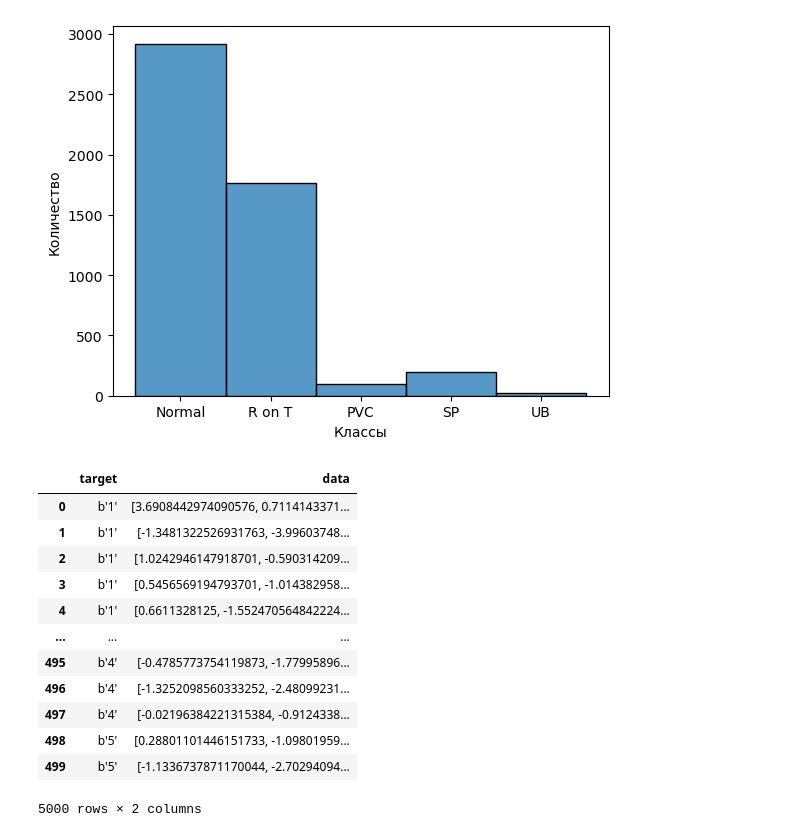
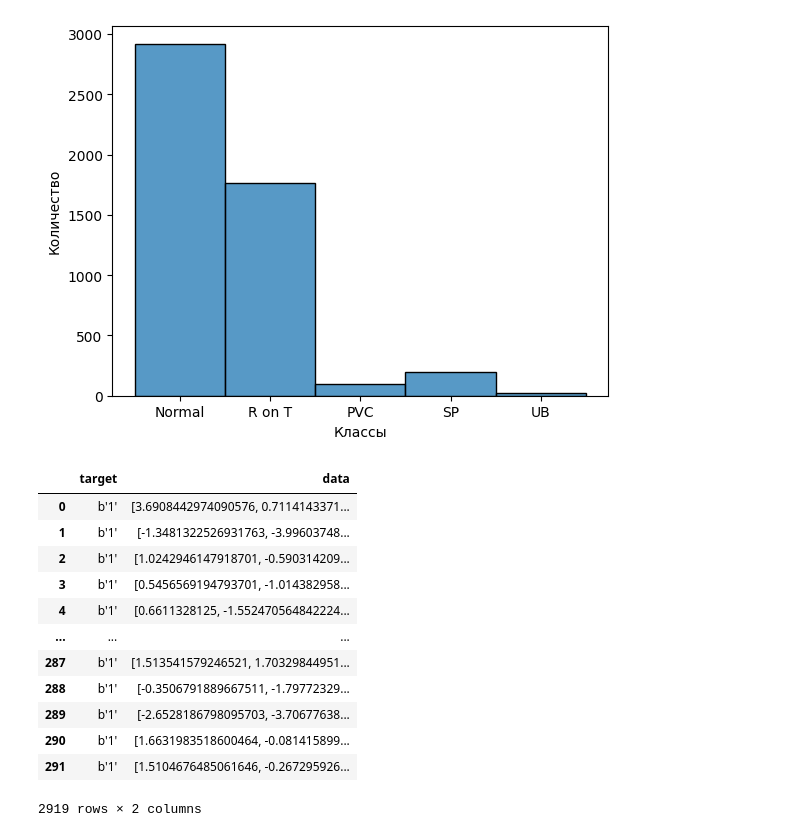
Before and after one commit to GoreevArtem/ecg, a Jupyter notebook: ECG 5000.ipynb, the cells around one changed output. Saved outputs shown, nothing was run; the diff lists cells and outputs as text; code cells hidden in the pictures.

```diff
--- a/ECG 5000.ipynb
+++ b/ECG 5000.ipynb
@@ -61,24 +59,26 @@ Text(0.5, 0, 'Классы')
 # %%
 from numpy import float32
 from pandas import DataFrame, Series
 
 df = DataFrame()
 
 df["target"] = dataset["target"]
 df["data"] = dataset.iloc[:, :-1].values.astype(float32).tolist()
 
-df
+normal = df[df["target"] == b"1"]
+
+normal
 # %% [output]
 |  | target | data |
 | 0 | b'1' | [3.6908442974090576, 0.7114143371... |
 | 1 | b'1' | [-1.3481322526931763, -3.99603748... |
 | 2 | b'1' | [1.0242946147918701, -0.590314209... |
 | 3 | b'1' | [0.5456569194793701, -1.014382958... |
 | 4 | b'1' | [0.6611328125, -1.552470564842224... |
 | ... | ... | ... |
-| 495 | b'4' | [-0.4785773754119873, -1.77995896... |
-| 496 | b'4' | [-1.3252098560333252, -2.48099231... |
-| 497 | b'4' | [-0.02196384221315384, -0.9124338... |
-| 498 | b'5' | [0.28801101446151733, -1.09801959... |
-| 499 | b'5' | [-1.1336737871170044, -2.70294094... |
+| 287 | b'1' | [1.513541579246521, 1.70329844951... |
+| 288 | b'1' | [-0.3506791889667511, -1.79772329... |
+| 289 | b'1' | [-2.6528186798095703, -3.70677638... |
+| 290 | b'1' | [1.6631983518600464, -0.081415899... |
+| 291 | b'1' | [1.5104676485061646, -0.267295926... |
-5000 rows × 2 columns
+2919 rows × 2 columns
```
Also changed, not shown: parts of 5 cells of this notebook, 1 other file.
